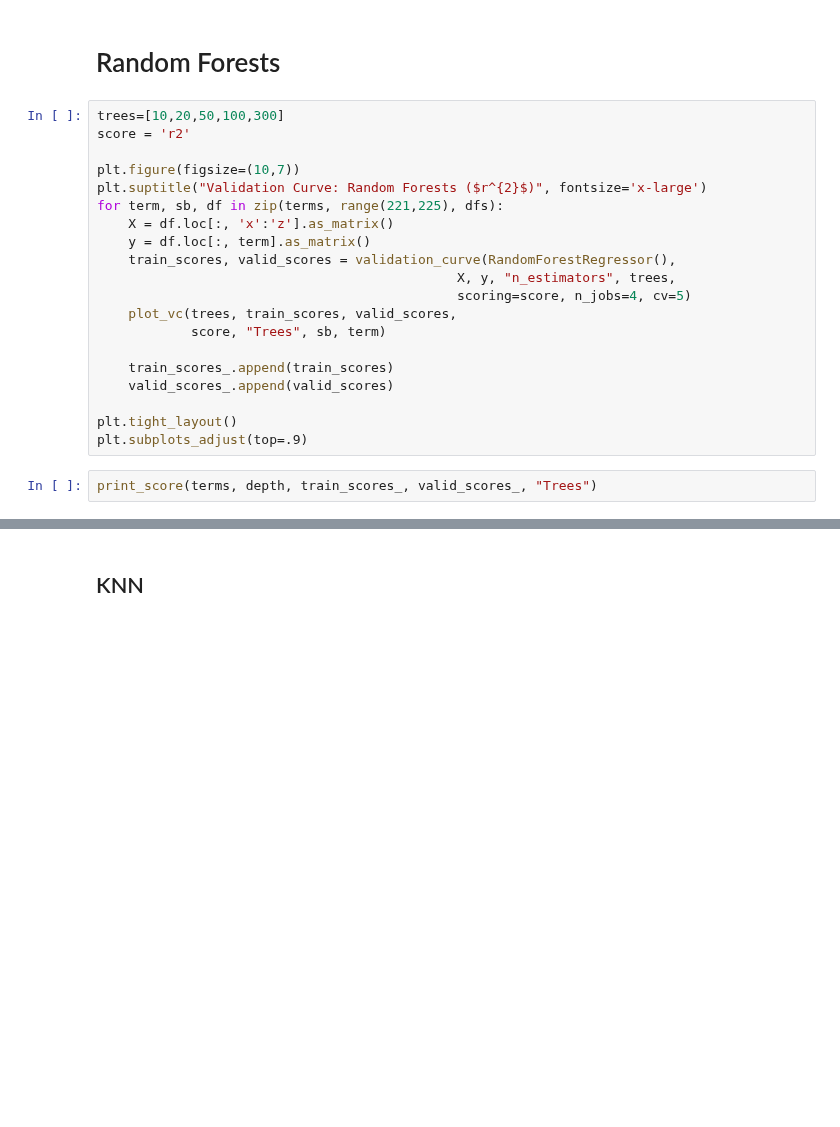
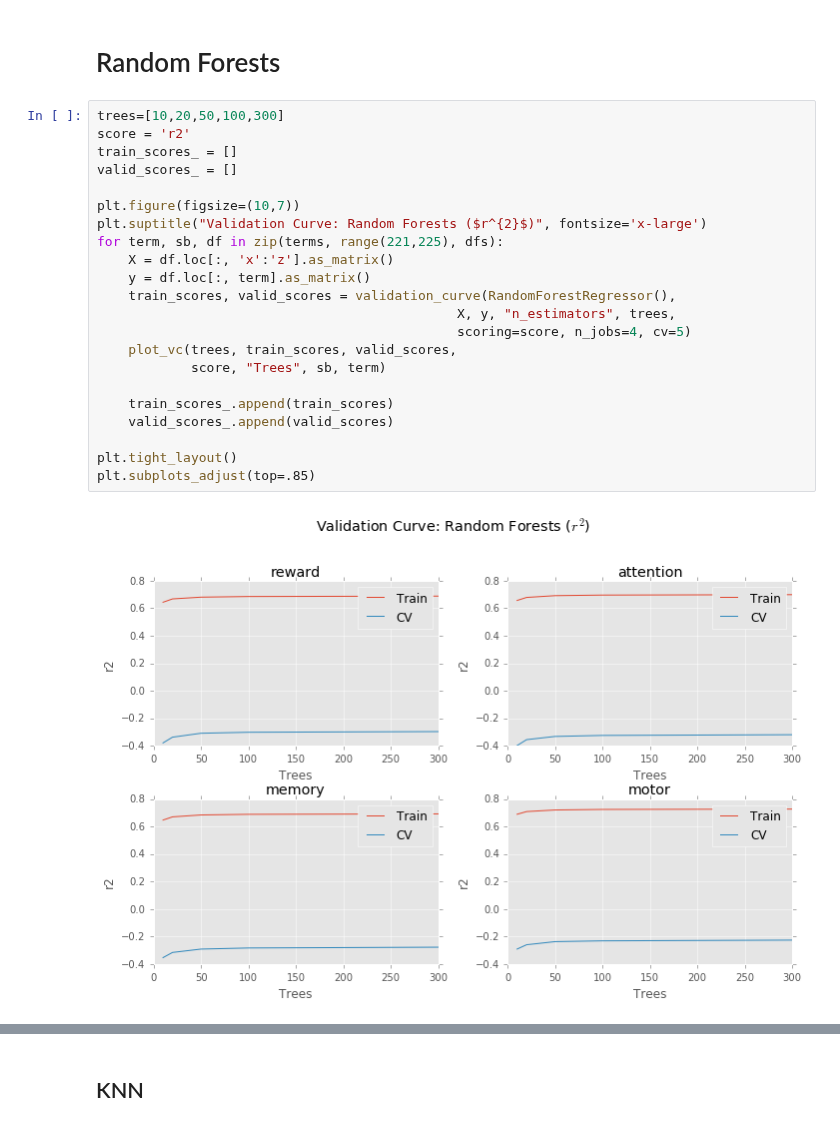
Before and after one commit to voytekresearch/nsaba, a Jupyter notebook: notebooks/testing/Estimation.ipynb, the cells around one changed output, grey strips where cells are left out. Drawn from its saved outputs; the diff is of its cells as text; blank space fills up the shorter version.

```diff
--- a/notebooks/testing/Estimation.ipynb
+++ b/notebooks/testing/Estimation.ipynb
@@ -186,22 +229,24 @@ motor             1000             0.00104464       0.00821956
 # %%
 trees=[10,20,50,100,300]
 score = 'r2'
+train_scores_ = []
+valid_scores_ = []
 
 plt.figure(figsize=(10,7))
 plt.suptitle("Validation Curve: Random Forests ($r^{2}$)", fontsize='x-large')
 for term, sb, df in zip(terms, range(221,225), dfs):
     X = df.loc[:, 'x':'z'].as_matrix()
     y = df.loc[:, term].as_matrix()
     train_scores, valid_scores = validation_curve(RandomForestRegressor(),
                                               X, y, "n_estimators", trees,
                                               scoring=score, n_jobs=4, cv=5)
     plot_vc(trees, train_scores, valid_scores,
             score, "Trees", sb, term)
 
     train_scores_.append(train_scores)
     valid_scores_.append(valid_scores)
 
 plt.tight_layout()
-plt.subplots_adjust(top=.9)
+plt.subplots_adjust(top=.85)
+# %% [output]
+[figure, added]
-# %%
-print_score(terms, depth, train_scores_, valid_scores_, "Trees")
```
Also changed, not shown: parts of 20 cells of this notebook, 6 other files.
